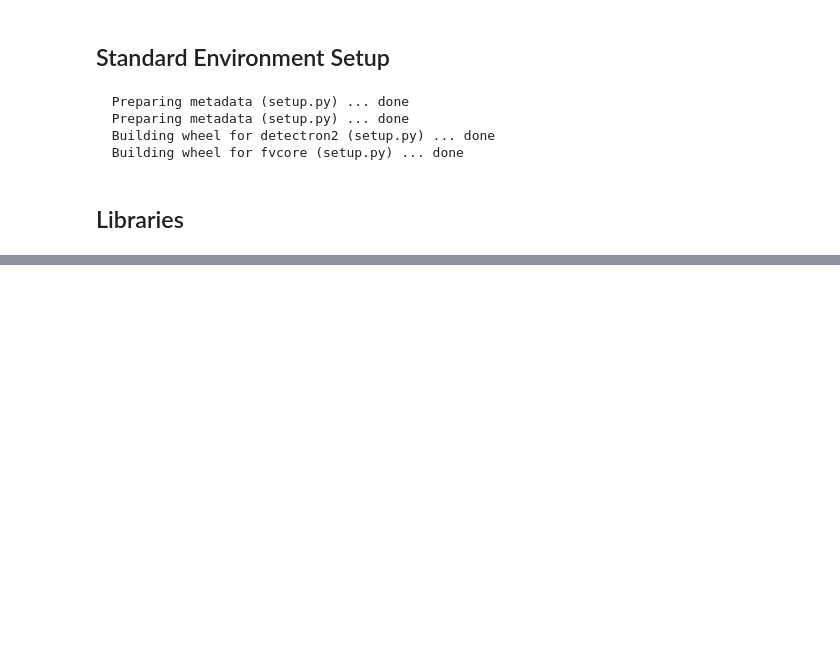
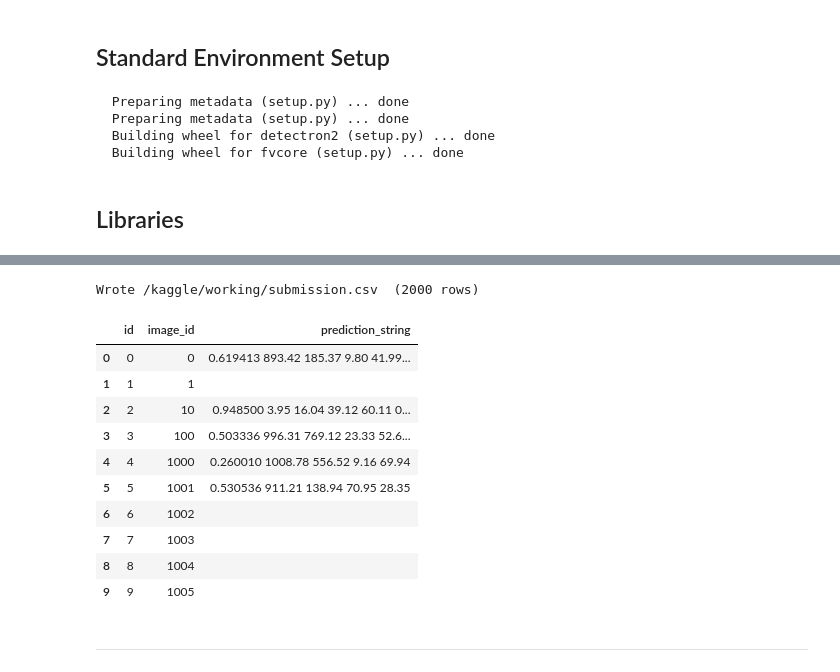
Before and after one commit to Deepmalya2506/Deep-Learning-Notebooks, a Jupyter notebook: simple-synaptic-pruning.ipynb, the cells around one changed output, grey strips where cells are left out. Drawn from its saved outputs; the diff is of its cells as text; code cells hidden in the pictures; blank space fills up the shorter version.

```diff
--- a/simple-synaptic-pruning.ipynb
+++ b/simple-synaptic-pruning.ipynb
@@ -287,0 +681,45 @@ Image 10 max confidence score: 0.3404146432876587
+# %%
+BEST_CKPT = str(Path(cfg3.OUTPUT_DIR) / "model_0000179.pth")
+CONF_THRESH = 0.15
+IMG_W = IMG_H = 1024
+SUBMISSION_PATH = "/kaggle/working/submission.csv"
+
+cfg_final = get_cfg()
+cfg_final.merge_from_file(model_zoo.get_config_file(BASE_CONFIG))
+cfg_final.MODEL.RETINANET.NUM_CLASSES = 1
+cfg_final.MODEL.ANCHOR_GENERATOR.ASPECT_RATIOS = [ANCHOR_ASPECT_RATIOS]
+cfg_final.MODEL.ANCHOR_GENERATOR.SIZES = ANCHOR_SIZES
+cfg_final.MODEL.WEIGHTS = BEST_CKPT
+cfg_final.MODEL.RETINANET.SCORE_THRESH_TEST = CONF_THRESH
+
+predictor_final = DefaultPredictor(cfg_final)
+
+test_files = sorted(Path(TEST_DIR).glob("*.png"))
+print(f"Running inference on {len(test_files)} images...")
+
+rows = []
+for img_path in tqdm(test_files, desc="Inference"):
+    im = load_for_inference(img_path)
+    out = predictor_final(im)["instances"].to("cpu")
+    boxes  = out.pred_boxes.tensor.numpy()
+    scores = out.scores.numpy()
+
+    parts = []
+    for (x1, y1, x2, y2), s in zip(boxes, scores):
+        x1 = float(np.clip(x1, 0, IMG_W))
+        y1 = float(np.clip(y1, 0, IMG_H))
+        x2 = float(np.clip(x2, 0, IMG_W))
+        y2 = float(np.clip(y2, 0, IMG_H))
+        w, h = max(0.0, x2 - x1), max(0.0, y2 - y1)
+        if w == 0 or h == 0:
+            continue
+        parts.extend([f"{float(s):.6f}", f"{x1:.2f}", f"{y1:.2f}", f"{w:.2f}", f"{h:.2f}"])
+
+    rows.append({"image_id": img_path.stem, "prediction_string": " ".join(parts) or " "})
+
+submission = pd.DataFrame(rows)
+submission.insert(0, "id", range(len(submission)))
+submission.to_csv(SUBMISSION_PATH, index=False)
+print(f"Wrote {SUBMISSION_PATH}  ({len(submission)} rows)")
+submission.head(10)
+# %% [output]
@@ -287,0 +729,14 @@ Image 10 max confidence score: 0.3404146432876587
+Wrote /kaggle/working/submission.csv  (2000 rows)
+|  | id | image_id | prediction_string |
+| 0 | 0 | 0 | 0.619413 893.42 185.37 9.80 41.99... |
+| 1 | 1 | 1 |  |
+| 2 | 2 | 10 | 0.948500 3.95 16.04 39.12 60.11 0... |
+| 3 | 3 | 100 | 0.503336 996.31 769.12 23.33 52.6... |
+| 4 | 4 | 1000 | 0.260010 1008.78 556.52 9.16 69.94 |
+| 5 | 5 | 1001 | 0.530536 911.21 138.94 70.95 28.35 |
+| 6 | 6 | 1002 |  |
+| 7 | 7 | 1003 |  |
+| 8 | 8 | 1004 |  |
+| 9 | 9 | 1005 |  |
+# %% [markdown]
+---
```
Also changed, not shown: parts of 38 cells of this notebook.
